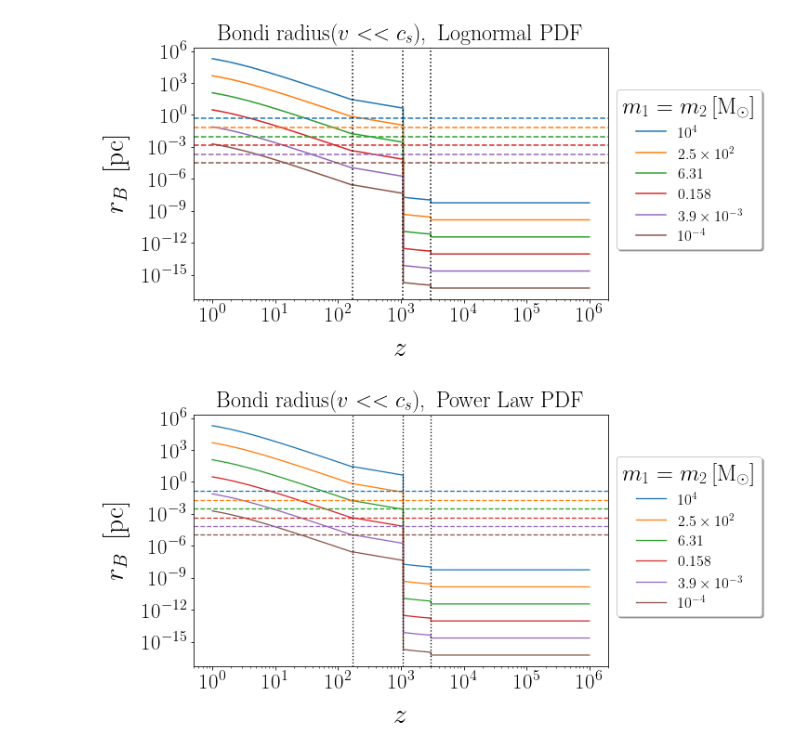
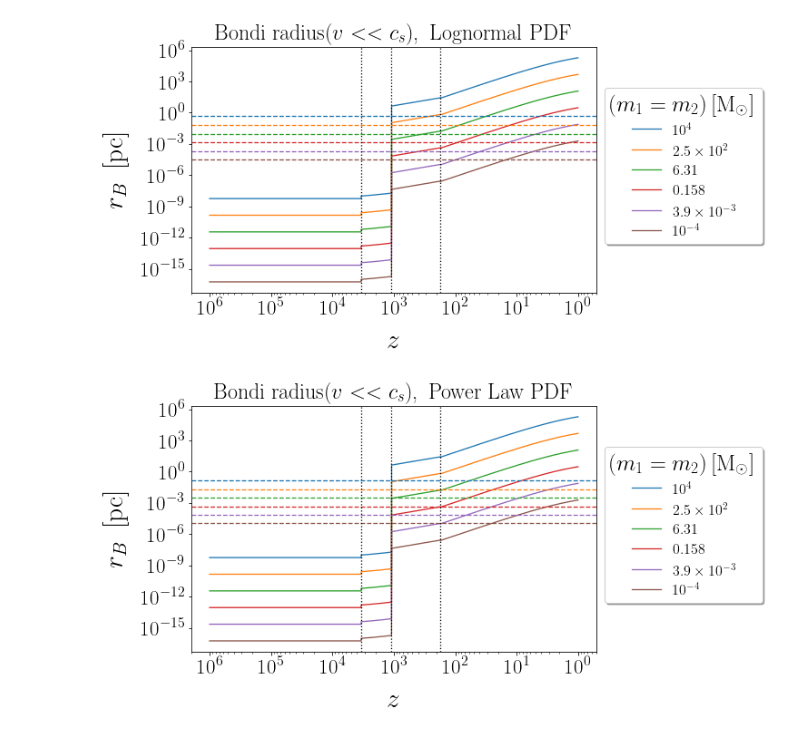
Before and after one commit to pratibhajangra591/project-2, a Jupyter notebook: Bondi_radius.ipynb, the cells around one changed output. Drawn from its saved outputs; the diff is of its cells as text; code cells hidden in the pictures.

```diff
--- a/Bondi_radius.ipynb
+++ b/Bondi_radius.ipynb
@@ -86,4 +146,10 @@ m_2_list = m_2.tolist()
 # %%
+# Comparison of most probable (denoted by 'mp') value of semi-major axis, a
+# of isolated binaries merging today with the combined Bondi Radius of
+# PBHs in it.
+# Here, PBH mass Distribution is Log-Normal PDF.
+
+
 f_pbh = 1.61e-3
 f = 0.85 * f_pbh
 def P(m):                  #Log-Normal PBH mass Distribution
@@ -94,46 +160,52 @@ def P(m):                  #Log-Normal PBH mass Distribution
 
 fig, ax = plt.subplots(1, figsize=(8, 5))
 colors = ['C0', 'C1','C2','C3','C4', 'C5']
-for j, (m_1, m_2, Δ_1, Δ_2, clr) in enumerate(zip(m_1_list, m_2_list, Δ_1_list, Δ_2_list, colors)):
+for j, (m_1, m_2, Δ_1, Δ_2, clr) in enumerate(zip(m1_list, m2_list, Δ1_list, Δ2_list, colors)):
     m_1*= M_solar
     m_2*= M_solar
     Δ_1*= M_solar
     Δ_2*= M_solar
     for i, z in enumerate(z_list):
         m = (m_1 + m_2)
         r_B_list[i] = r_B(m, z)
     ax.loglog(z_list, r_B_list/pc, color = clr)
-for k, (m_1, m_2, Δ_1, Δ_2, clr) in enumerate(zip(m_1_list, m_2_list, Δ_1_list, Δ_2_list, colors)):
+for k, (m_1, m_2, Δ_1, Δ_2, clr) in enumerate(zip(m1_list, m2_list, Δ1_list, Δ2_list, colors)):
     m_1*= M_solar
     m_2*= M_solar
     Δ_1*= M_solar
     Δ_2*= M_solar
     ax.axhline(y = semi_mp(m_1, m_2, Δ_1, Δ_2)/pc,linestyle = '--', color = clr)
 
 
 plt.axvline(x = z_eq,  color = 'k',  linestyle = ':')
 plt.axvline(x = z_rec, color = 'k',  linestyle = ':')
 plt.axvline(x = z_th, color = 'k',  linestyle = ':')
-plt.xlim(0.5, 2e6)
+plt.xlim(2e6, 0.5)
 plt.rc('lines', linewidth = 1.3)
 plt.xticks(fontsize = 23)
 plt.yticks(fontsize = 23)
 plt.xlabel('$z$',fontsize = 29.5, labelpad = 12)
 plt.ylabel('$r_{B} \, $ [pc]',fontsize = 29.5, labelpad = 12)
 plt.legend(['$10^{4}$', r'$2.5\times 10^{2}$',
             '$6.31$', '$0.158$', r'$3.9\times 10^{-3}$', '$10^{-4}$'],
            prop = {'size':16}, loc = (1.02, 0.2), shadow = True,
-           title = '$m_{1} = m_{2}\, [\mathrm{M_{\odot}}]$' ,
+           title = '$(m_{1} = m_{2})\, [\mathrm{M_{\odot}}]$' ,
            title_fontsize = 25, facecolor = 'white', fontsize = 65)
 plt.title('Bondi radius($v<< c_{s}$),\, Lognormal PDF', fontsize = 24, pad = 8)
 plt.savefig('r_B_lgnml.pdf', bbox_inches = 'tight')
 plt.show()
 # %% [output]
-[figure, old version]
+[figure, new version]
 # %%
+# Comparison of most probable (denoted by 'mp') value of semi-major axis, a
+# of isolated binaries merging today with the combined Bondi Radius of
+# PBHs in it.
+# Here, PBH mass Distribution is Powerlaw PDF.
+
+
+
 f_pbh = 2.53e-2     #choosen as per microlensing constraints
 f = 0.85*f_pbh
-
 def P(m):     #Powerlaw PBH mass distribution
     α = 1.6
     M = 1e-4      #in units of M☉, for PBHs mass range of m_min = 1e-4 M☉ - m_max = 100 M☉ .
@@ -142,7 +214,7 @@ def P(m):     #Powerlaw PBH mass distribution
 
 fig, ax = plt.subplots(1, figsize=(8, 5))
 colors = ['C0', 'C1','C2','C3','C4', 'C5']
-for j, (m_1, m_2, Δ_1, Δ_2, clr) in enumerate(zip(m_1_list, m_2_list, Δ_1_list, Δ_2_list, colors)):
+for j, (m_1, m_2, Δ_1, Δ_2, clr) in enumerate(zip(m1_list, m2_list, Δ1_list, Δ2_list, colors)):
     m_1*= M_solar
     m_2*= M_solar
     Δ_1*= M_solar
@@ -151,7 +223,7 @@ for j, (m_1, m_2, Δ_1, Δ_2, clr) in enumerate(zip(m_1_list, m_2_list, Δ_1_lis
         m = (m_1 + m_2)        # We take Bondi radius for PBH of point mass (m_1 + m_2)
         r_B_list[i] = r_B(m, z)
     ax.loglog(z_list, r_B_list/pc, color = clr)
-for k, (m_1, m_2, Δ_1, Δ_2, clr) in enumerate(zip(m_1_list, m_2_list, Δ_1_list, Δ_2_list, colors)):
+for k, (m_1, m_2, Δ_1, Δ_2, clr) in enumerate(zip(m1_list, m2_list, Δ1_list, Δ2_list, colors)):
     m_1*= M_solar
     m_2*= M_solar
     Δ_1*= M_solar
@@ -162,7 +234,7 @@ for k, (m_1, m_2, Δ_1, Δ_2, clr) in enumerate(zip(m_1_list, m_2_list, Δ_1_lis
 plt.axvline(x = z_eq,  color = 'k',  linestyle = ':')
 plt.axvline(x = z_rec, color = 'k',  linestyle = ':')
 plt.axvline(x = z_th, color = 'k',  linestyle = ':')
-plt.xlim(0.5, 2e6)
+plt.xlim(2e6, 0.5)
 plt.rc('lines', linewidth = 1.3)
 plt.xticks(fontsize = 23)
 plt.yticks(fontsize = 23)
@@ -171,12 +243,12 @@ plt.ylabel('$r_{B} \, $ [pc]',fontsize = 29.5, labelpad = 12)
 plt.legend(['$10^{4}$', r'$2.5\times 10^{2}$',
             '$6.31$', '$0.158$', r'$3.9\times 10^{-3}$', '$10^{-4}$'],
            prop = {'size':16}, loc = (1.02, 0.2), shadow = True,
-           title = '$m_{1} = m_{2}\, [\mathrm{M_{\odot}}]$' ,
+           title = '$(m_{1} = m_{2})\, [\mathrm{M_{\odot}}]$' ,
            title_fontsize = 25, facecolor = 'white', fontsize = 65)
 
 plt.title('Bondi radius($v<< c_{s}$),\, Power Law PDF', fontsize = 24, pad = 8)
 plt.savefig('r_B_PWR.pdf', bbox_inches = 'tight')
 plt.show()
 # %% [output]
-[figure, old version]
+[figure, new version]
 # %%
```
Also changed, not shown: parts of 10 cells of this notebook.
